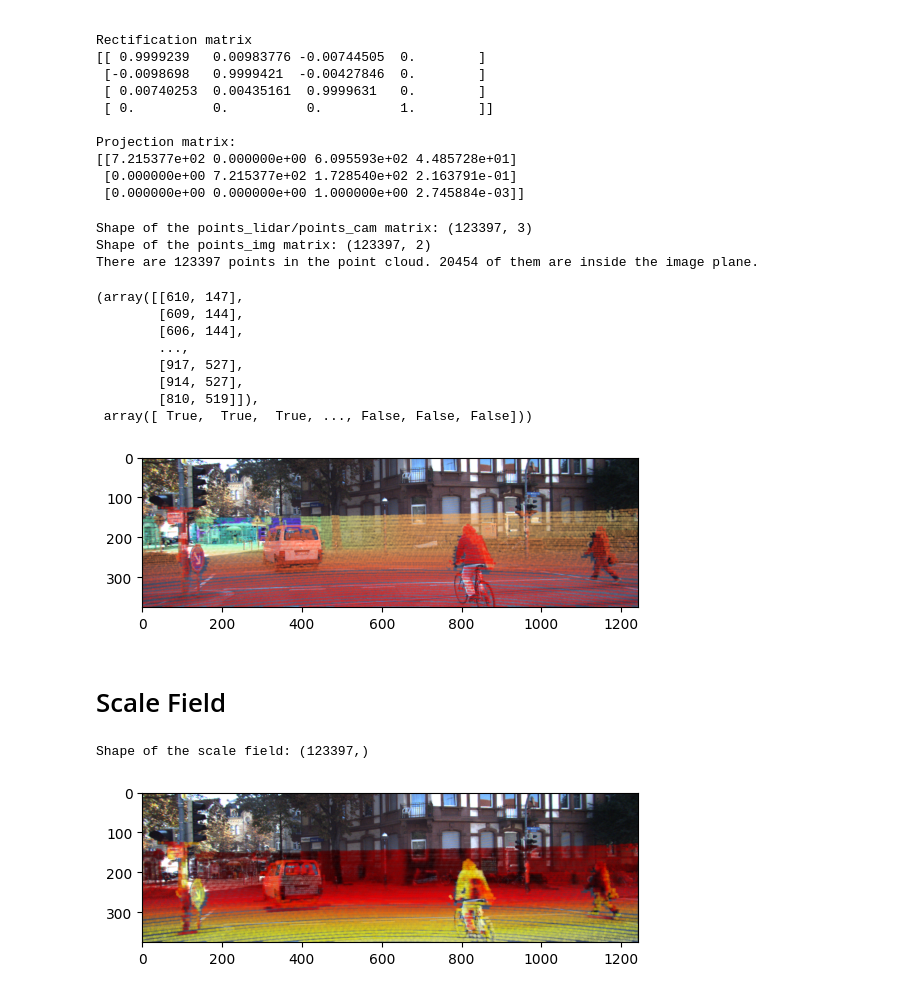
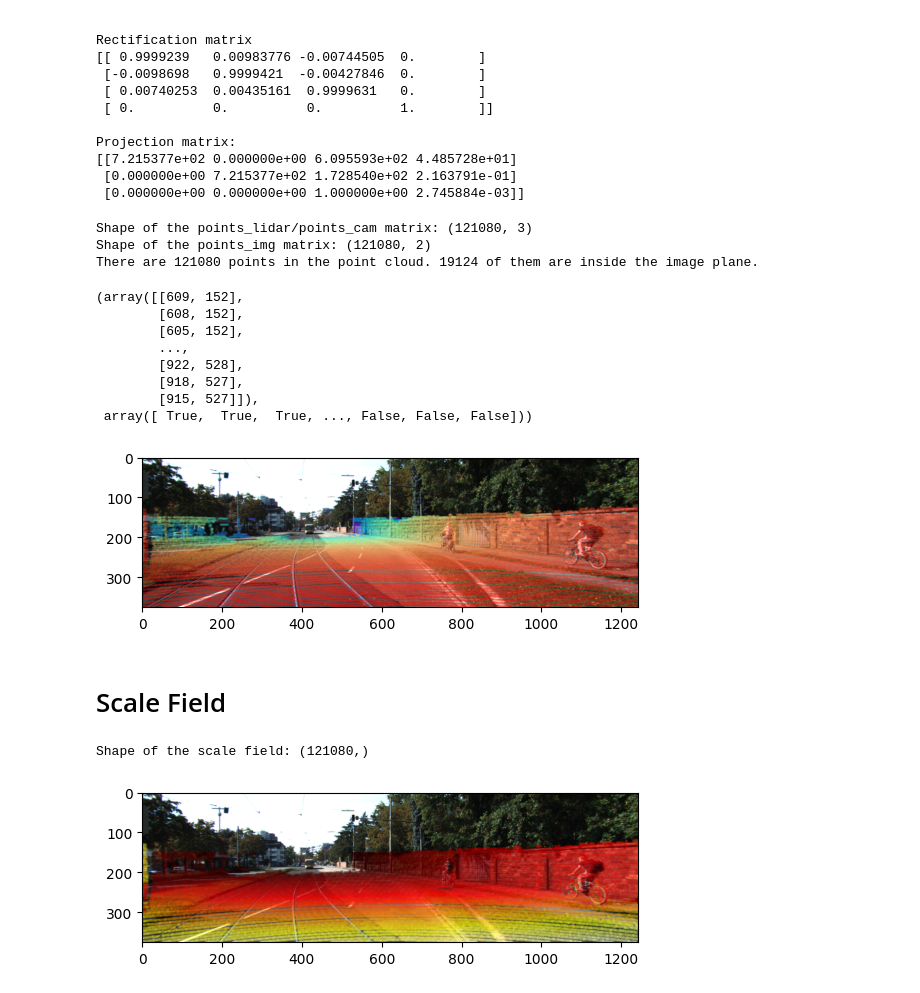
Before and after one commit to metinersin/height-estimation-kitti, a Jupyter notebook: test.ipynb, the cells around one changed output. Cells and saved outputs as stored; diff of their text form; code cells hidden in the pictures.

```diff
--- a/test.ipynb
+++ b/test.ipynb
@@ -20,7 +22,7 @@ The autoreload extension is already loaded. To reload it, use:
 # %%
-date = '2011_09_26'
-drive = 5
-cam = 2
+date = "2011_09_26"
+drive = 2
+cam: Literal[0, 1, 2, 3] = 2
 frame = 0
 # %% [markdown]
 # Image
@@ -122,46 +114,56 @@ Projection matrix:
  [0.000000e+00 0.000000e+00 1.000000e+00 2.745884e-03]]
 # %%
 points_lidar = kitti.velodyne_data(date, drive, frame)
-points_cam = point_cloud.lidar_to_cam(points_lidar, velo_to_cam)
-points_img, idx = point_cloud.cam_to_img(points_cam, r_rect, p_rect, img_height, img_width)
+points_cam = point_cloud.lidar_to_cam(points_lidar, velo_to_cam=velo_to_cam)
+points_img, idx = point_cloud.cam_to_img(
+    points_cam, r_rect=r_rect, p_rect=p_rect, img_height=img_height, img_width=img_width
+)
 
-print(f'Shape of the points_lidar/points_cam matrix: {points_lidar.shape}')
-print(f'Shape of the points_img matrix: {points_img.shape}')
+print(f"Shape of the points_lidar/points_cam matrix: {points_lidar.shape}")
+print(f"Shape of the points_img matrix: {points_img.shape}")
 
 num_points = points_lidar.shape[0]
 num_points_in_img_plane = np.sum(idx)
 
-print(f'There are {num_points} points in the point cloud. {num_points_in_img_plane} of them are inside the image plane.')
+print(
+    f"There are {num_points} points in the point cloud. {num_points_in_img_plane} of them are inside the image plane."
+)
 # %% [output]
-Shape of the points_lidar/points_cam matrix: (123397, 3)
-Shape of the points_img matrix: (123397, 2)
-There are 123397 points in the point cloud. 20454 of them are inside the image plane.
+Shape of the points_lidar/points_cam matrix: (121080, 3)
+Shape of the points_img matrix: (121080, 2)
+There are 121080 points in the point cloud. 19124 of them are inside the image plane.
 # %%
 # draw the points on the image
 
 point_cloud.draw_velodyne_on_image(
-    img, points_lidar,
-    velo_to_cam=velo_to_cam, r_rect=r_rect, p_rect=p_rect,
-    alpha=0.2, size=1
+    img,
+    points_lidar,
+    velo_to_cam=velo_to_cam,
+    r_rect=r_rect,
+    p_rect=p_rect,
+    alpha=0.2,
+    size=1,
 )
 # %% [output]
-(array([[610, 147],
-        [609, 144],
-        [606, 144],
+(array([[609, 152],
+        [608, 152],
+        [605, 152],
         ...,
-        [917, 527],
-        [914, 527],
-        [810, 519]]),
+        [922, 528],
+        [918, 527],
+        [915, 527]]),
  array([ True,  True,  True, ..., False, False, False]))
-[figure, old version]
+[figure, new version]
 # %% [markdown]
 # Scale Field
 # %%
-scale_field = point_cloud.scale_field_on_lidar(
+scale_field_on_lidar = point_cloud.scale_field_on_lidar(
     points_lidar,
-    img_height=img_height, img_width=img_width,
-    velo_to_cam=velo_to_cam, r_rect=r_rect, p_rect=p_rect
+    img_size=img_size,
+    velo_to_cam=velo_to_cam,
+    r_rect=r_rect,
+    p_rect=p_rect,
 )
-print(f'Shape of the scale field: {scale_field.shape}')
+print(f"Shape of the scale field: {scale_field_on_lidar.shape}")
 # %% [output]
-Shape of the scale field: (123397,)
+Shape of the scale field: (121080,)
@@ -168,4 +181,6 @@ Shape of the scale field: (123397,)
 # %%
-plotting.scatter_on_image(img, points_img[idx], c=scale_field[idx], alpha=0.2, cmap='hot')
+plotting.scatter_on_image(
+    img, points_img[idx], c=scale_field_on_lidar[idx], alpha=0.2, cmap="hot"
+)
 # %% [output]
-[figure, old version]
+[figure, new version]
```
Also changed, not shown: parts of 11 cells of this notebook.
